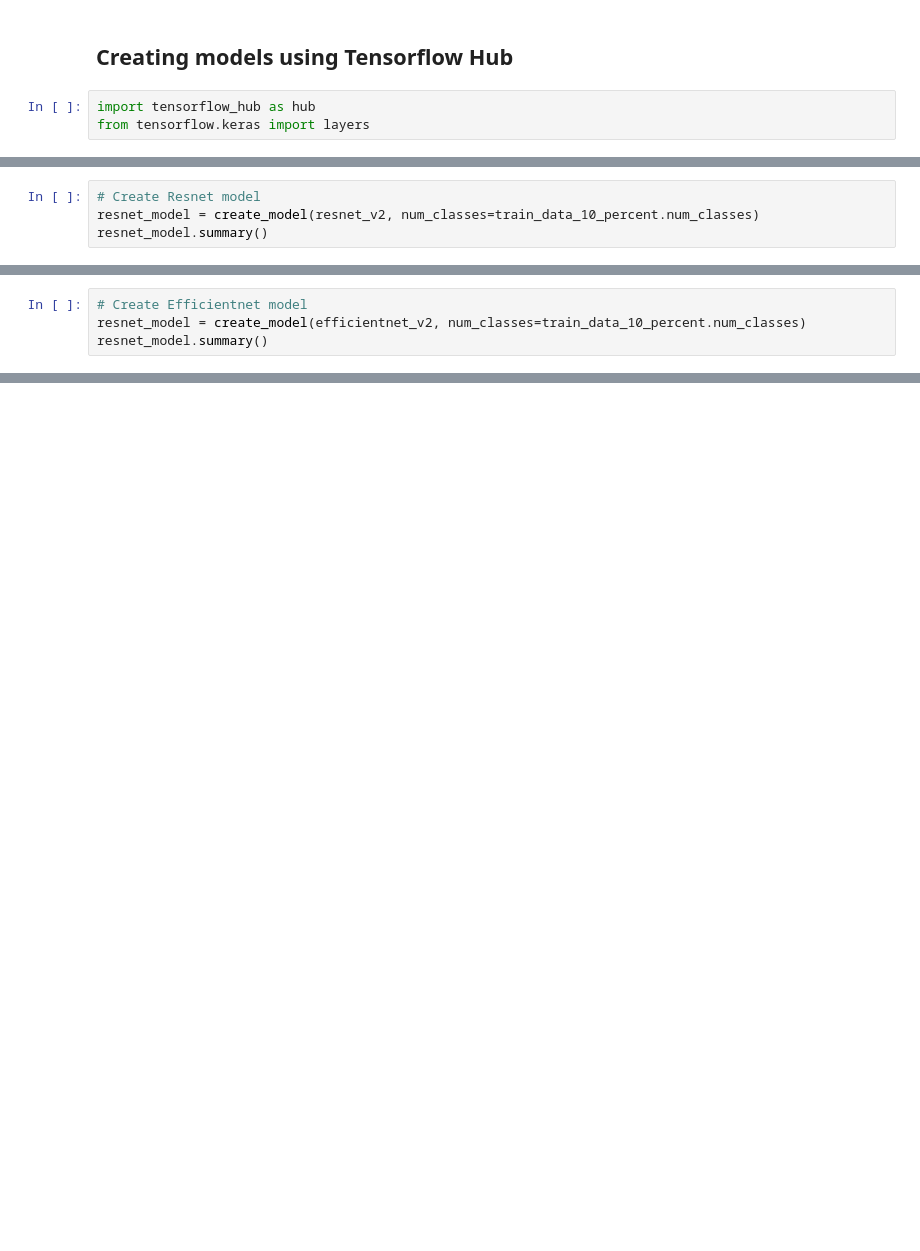
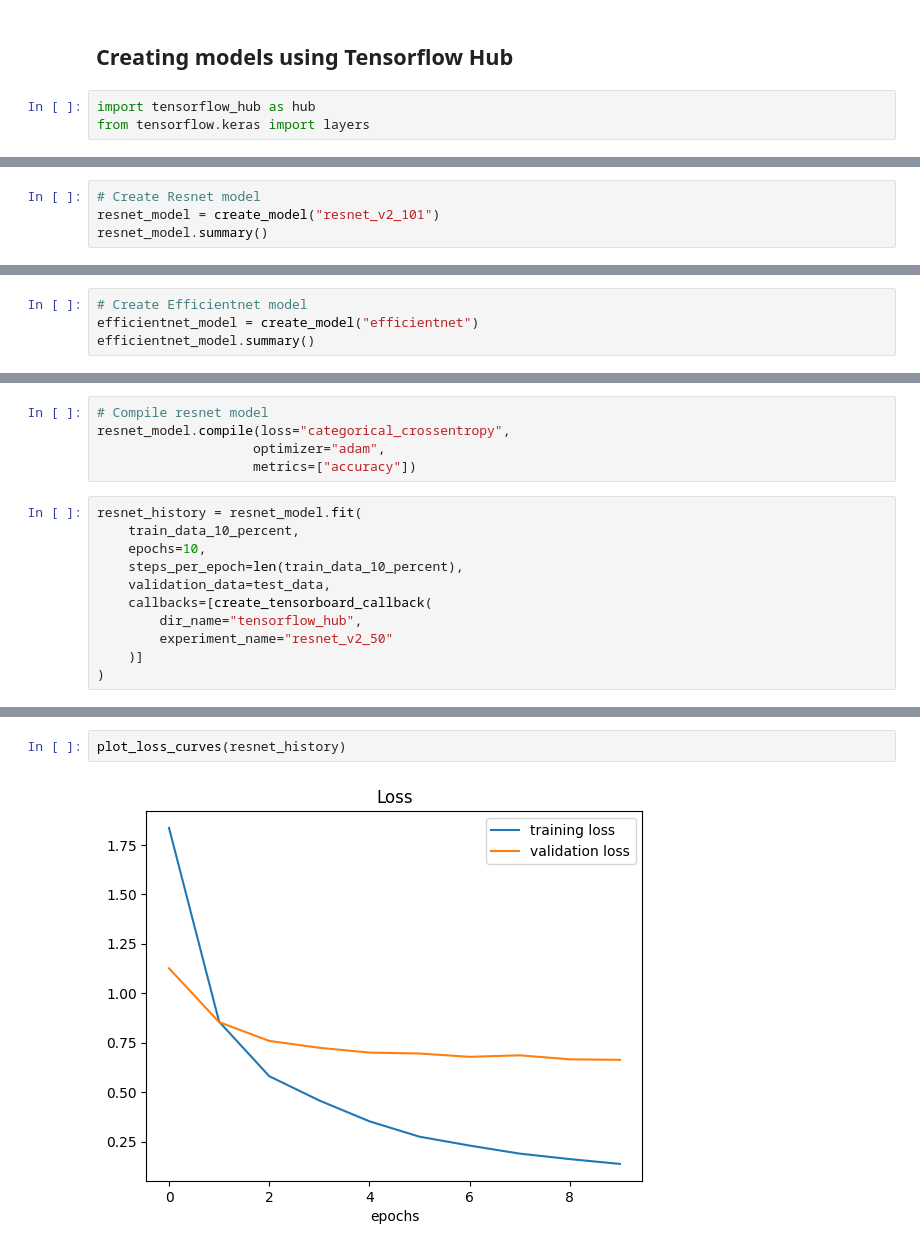
Before and after one commit to Sloppy1999/tf_course, a Jupyter notebook: notebooks/04_transfer_learning_1_(feature_extraction).ipynb, the cells around one changed output, grey strips where cells are left out. Cells and saved outputs as stored; diff of their text form; blank space fills up the shorter version.

```diff
--- a/notebooks/04_transfer_learning_1_(feature_extraction).ipynb
+++ b/notebooks/04_transfer_learning_1_(feature_extraction).ipynb
@@ -129,5 +128,5 @@ def create_model(model_url, num_classes=10):
 # %%
 # Create Resnet model
-resnet_model = create_model(resnet_v2, num_classes=train_data_10_percent.num_classes)
+resnet_model = create_model("resnet_v2_101")
 resnet_model.summary()
 # %% [output]
@@ -135,5 +144,5 @@ ValueError: Only instances of `keras.Layer` can be added to a Sequential model.
 # %%
 # Create Efficientnet model
-resnet_model = create_model(efficientnet_v2, num_classes=train_data_10_percent.num_classes)
-resnet_model.summary()
+efficientnet_model = create_model("efficientnet")
+efficientnet_model.summary()
 # %% [output]
@@ -150,0 +202,16 @@ Model: "sequential_8"
+# %%
+# Compile resnet model
+resnet_model.compile(loss="categorical_crossentropy",
+                    optimizer="adam",
+                    metrics=["accuracy"])
+# %%
+resnet_history = resnet_model.fit(
+    train_data_10_percent,
+    epochs=10,
+    steps_per_epoch=len(train_data_10_percent),
+    validation_data=test_data,
+    callbacks=[create_tensorboard_callback(
+        dir_name="tensorflow_hub",
+        experiment_name="resnet_v2_50"
+    )]
+)
@@ -150,0 +282,4 @@ Model: "sequential_8"
+# %%
+plot_loss_curves(resnet_history)
+# %% [output]
+[figure, added]
```
Also changed, not shown: parts of 13 cells of this notebook.
